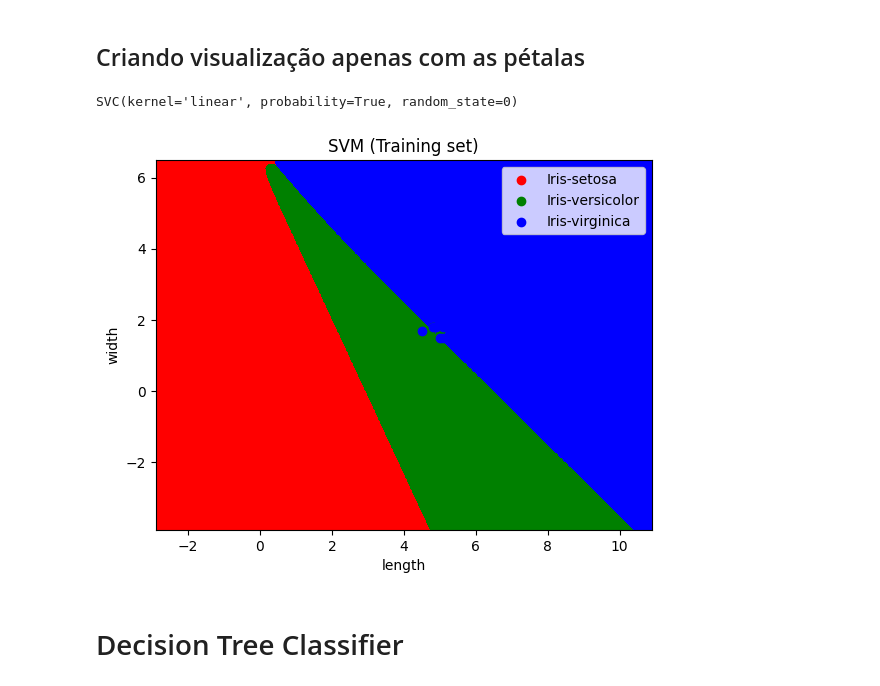
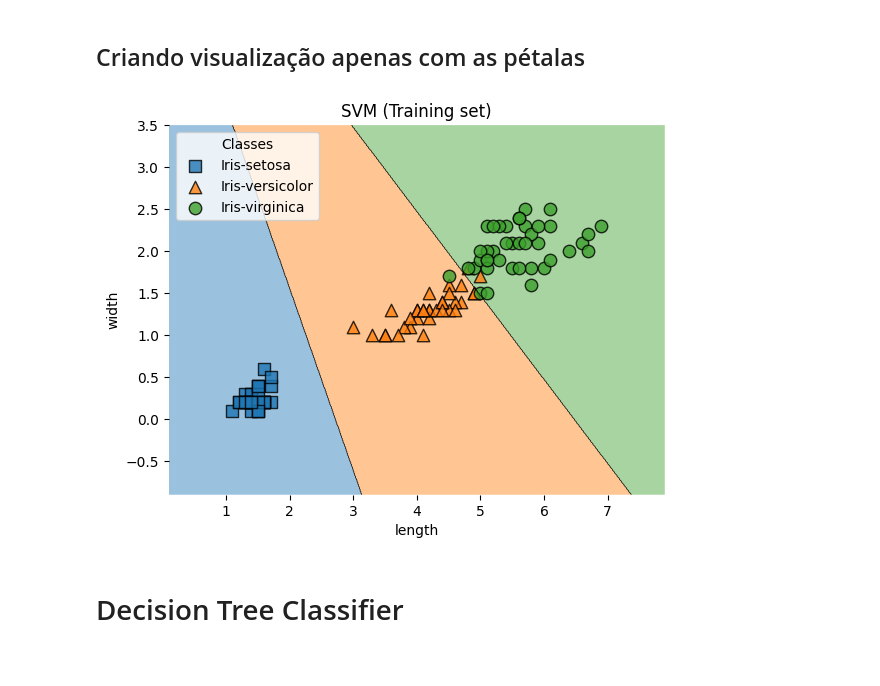
Before and after one commit to Gabs-Dimitri/SVM-Tree, a Jupyter notebook: SVM_TREE.ipynb, the cells around one changed output. Drawn from its saved outputs; the diff is of its cells as text; code cells hidden in the pictures.

```diff
--- a/SVM_TREE.ipynb
+++ b/SVM_TREE.ipynb
@@ -87,53 +61,34 @@ X_petal = petalSVM.iloc[:, :-1].values
 y_petal = petalSVM.iloc[:, -1].values
 # %%
 X_petal_train, X_petal_test, y_petal_train, y_petal_test = train_test_split(X_petal, y_petal, test_size = 0.25, random_state = 0)
-# %%
-# Adicionando o parâmetro probability para ajudar na visualização
-classifier = SVC(kernel = 'linear', random_state = 0, probability=True)
-classifier.fit(X_petal_train, y_petal_train)
-# %% [output]
-SVC(kernel='linear', probability=True, random_state=0)
-# %%
-from matplotlib.colors import ListedColormap
-
-# Não será necessário usar sc
-X_set, y_set = X_petal_train, y_petal_train
-
-# Verificar se há valores infinitos e removê-los
-X_set = np.nan_to_num(X_set)
-
-# Criando malha de pontos
-X_min, X_max = X_set[:, 0].min() - 4, X_set[:, 0].max() + 4                       # Cálculo dos limites dos dados de treinamento do eixo x
-y_min, y_max = X_set[:, 1].min() - 4, X_set[:, 1].max() + 4                       # Cálculo dos limites dos dados de treinamento do eixo y
-x, y = np.meshgrid(np.arange(X_min, X_max, 0.01), np.arange(y_min, y_max, 0.01))  # Cria uma grade retangular de pontos, onde cada ponto é
-                                                                                  # uma possível combinação de valores de características ao
-                                                                                  # longo dos eixos x e y, com valores uniformemente espaçados
-
-# Fazendo as previsões da probabilidade dos pontos na malha
-Z_prob = classifier.predict_proba(np.c_[x.ravel(), y.ravel()])
-
-# Convertendo as previsões de probabilidade para classes usando a probabilidade mais alta
-Z = np.argmax(Z_prob, axis=1)
-
-# Gráfico de contorno
-plt.pcolormesh(x, y, Z.reshape(x.shape), cmap=ListedColormap(('red', 'green', 'blue')))
-
-# Plotando os dados
-for i, j in enumerate(np.unique(y_set)):
-    plt.scatter(X_set[y_set == j, 0], X_set[y_set == j, 1], c=ListedColormap(('red', 'green', 'blue'))(i), label=j)
-
-# Ajuste dos limites
-plt.xlim(x.min(), x.max())
-plt.ylim(y.min(), y.max())
-
-# Adicionando rótulos, título, legenda e mostrando o gráfico
-plt.title('SVM (Training set)')
-plt.xlabel('length')
-plt.ylabel('width')
-plt.legend()
-plt.show()
-# %% [output]
-[figure, removed]
+# %%
+# Atribuindo o X_set e y_set
+X_set, y_set = X_petal_train, y_petal_train
+
+# Mapeando a classe para inteiro e convertendo a classe
+class_mapping = {class_label: idx for idx, class_label in enumerate(np.unique(y_set))}    # sem esse mapeamento, estava dando erro no y_set, por isso foi necessário
+y_set_int = np.array([class_mapping[class_label] for class_label in y_set])
+
+# Criar e treinar o classificador SVM
+classifier.fit(X_petal_train, y_set_int)  # y_set_int é utilizado para representar as classes como inteiros
+
+# Plotar as regiões de decisão
+plot_decision_regions(X_set, y_set_int, clf=classifier, legend=0, scatter_kwargs={'s': 80})
+
+# Adicionar rótulos e título aos eixos
+plt.title('SVM (Training set)')
+plt.xlabel('length')
+plt.ylabel('width')
+
+# Adicionar legenda manualmente
+handles, labels = plt.gca().get_legend_handles_labels()
+class_names = [class_label for class_label in class_mapping]
+plt.legend(handles, class_names, title='Classes')
+
+# Mostrar o gráfico
+plt.show()
+# %% [output]
+[figure, added]
 # %% [markdown]
 # Decision Tree Classifier
 # %% [markdown]
```
Also changed, not shown: parts of 22 cells of this notebook.
